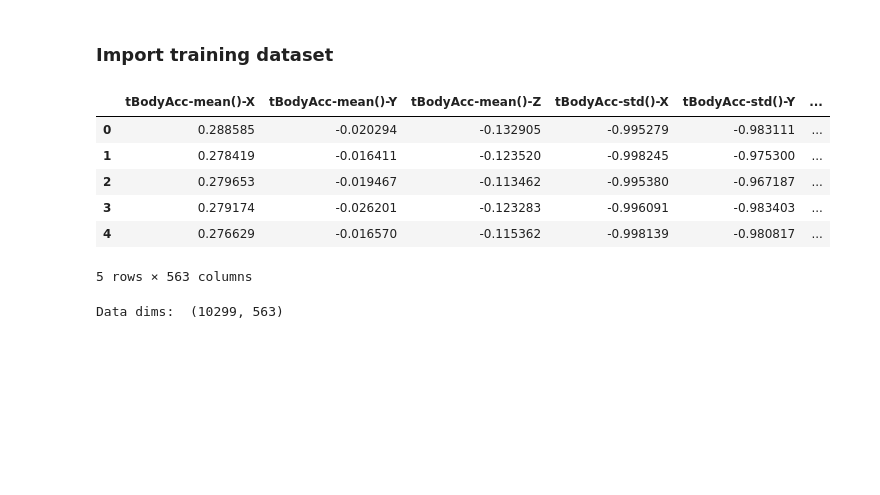
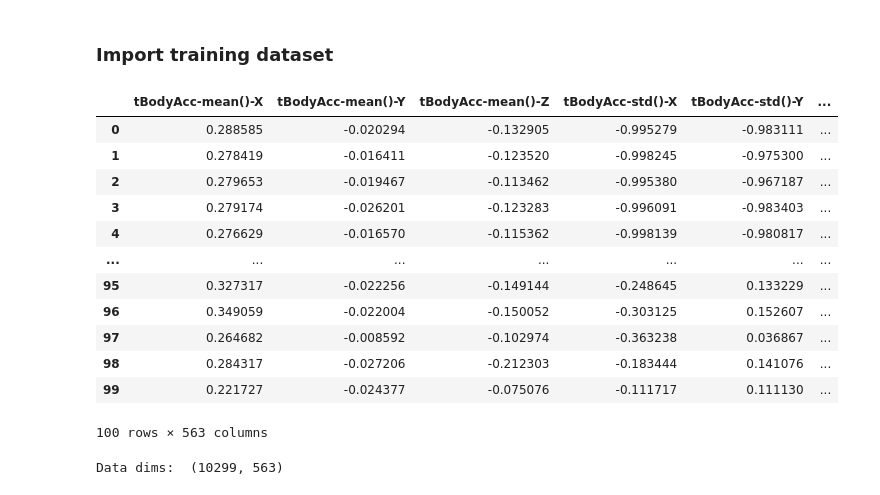
Before and after one commit to Ry3nG/SC1015-Project-Smartphone-Sensor-Privacy-Leak, a Jupyter notebook: project_main.ipynb, the cells around one changed output. Cells and saved outputs as stored; diff of their text form; code cells hidden in the pictures; blank space fills up the shorter version.

```diff
--- a/project_main.ipynb
+++ b/project_main.ipynb
@@ -16,16 +16,22 @@ from collections import Counter
 # %%
 df_train = pd.read_csv("source/train.csv")
 df_test = pd.read_csv("source/test.csv")
 df_total = pd.concat([df_train, df_test])
-df_total.head()
+df_total.head(100)
 # %% [output]
 |  | tBodyAcc-mean()-X | tBodyAcc-mean()-Y | tBodyAcc-mean()-Z | tBodyAcc-std()-X | tBodyAcc-std()-Y | ... |
 | 0 | 0.288585 | -0.020294 | -0.132905 | -0.995279 | -0.983111 | ... |
 | 1 | 0.278419 | -0.016411 | -0.123520 | -0.998245 | -0.975300 | ... |
 | 2 | 0.279653 | -0.019467 | -0.113462 | -0.995380 | -0.967187 | ... |
 | 3 | 0.279174 | -0.026201 | -0.123283 | -0.996091 | -0.983403 | ... |
 | 4 | 0.276629 | -0.016570 | -0.115362 | -0.998139 | -0.980817 | ... |
+| ... | ... | ... | ... | ... | ... | ... |
+| 95 | 0.327317 | -0.022256 | -0.149144 | -0.248645 | 0.133229 | ... |
+| 96 | 0.349059 | -0.022004 | -0.150052 | -0.303125 | 0.152607 | ... |
+| 97 | 0.264682 | -0.008592 | -0.102974 | -0.363238 | 0.036867 | ... |
+| 98 | 0.284317 | -0.027206 | -0.212303 | -0.183444 | 0.141076 | ... |
+| 99 | 0.221727 | -0.024377 | -0.075076 | -0.111717 | 0.111130 | ... |
-5 rows × 563 columns
+100 rows × 563 columns
 # %%
 print("Data dims: ", df_total.shape)
 # %% [output]
```
Also changed, not shown: parts of 5 cells of this notebook.
